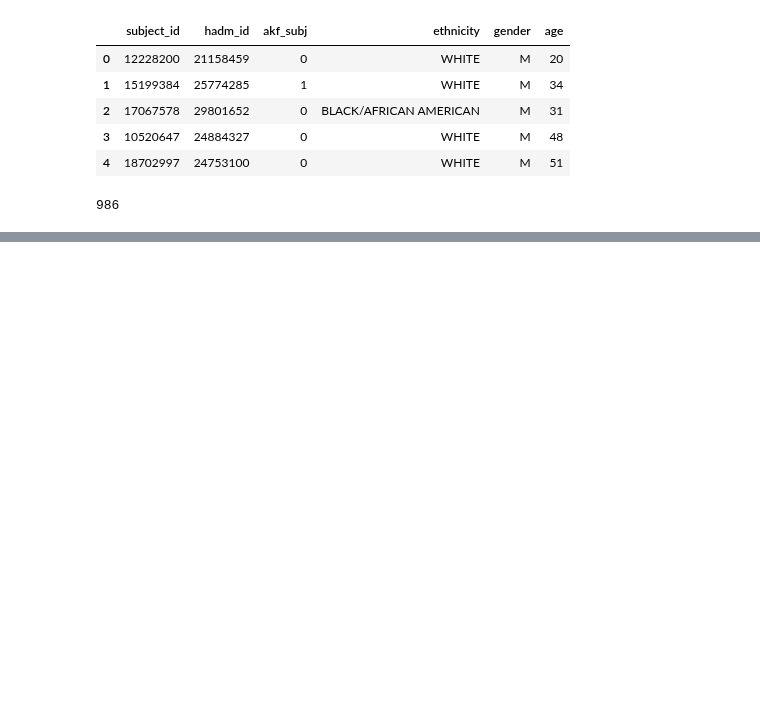
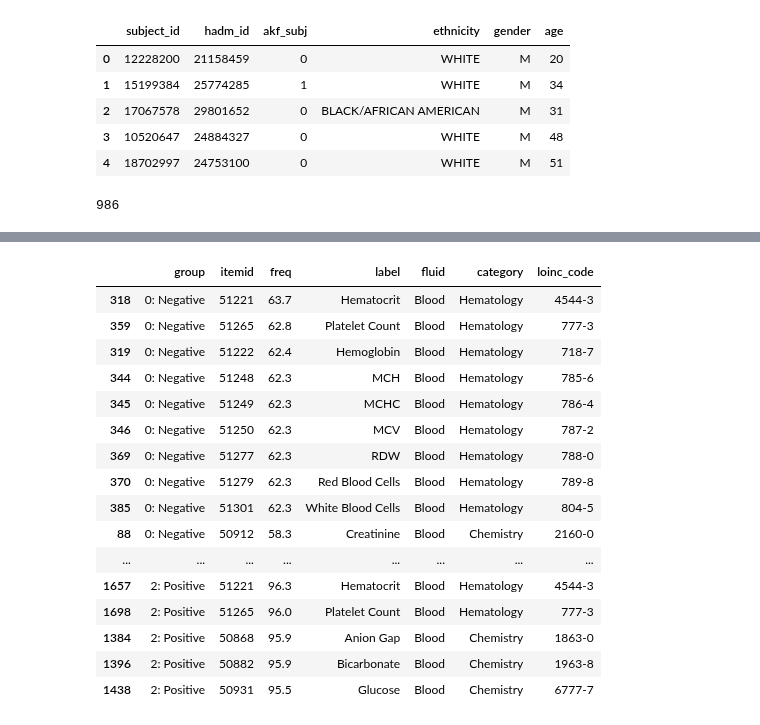
Before and after one commit to brandoncryu/disease_prediction, a Jupyter notebook: EDA_Stephen.ipynb, the cells around one changed output, grey strips where cells are left out. Saved outputs shown, nothing was run; the diff lists cells and outputs as text; code cells hidden in the pictures; blank space fills up the shorter version.

```diff
--- a/EDA_Stephen.ipynb
+++ b/EDA_Stephen.ipynb
@@ -408,0 +601,20 @@ akf_diag[akf_diag.icd_count > 10].sort_values('seq_mean', ascending=False).head(
+# %%
+top_labs.sort_values(['group', 'freq'], ascending=[True, False]).groupby('group').head(10)
+# %% [output]
+|  | group | itemid | freq | label | fluid | category | loinc_code |
+| 318 | 0: Negative | 51221 | 63.7 | Hematocrit | Blood | Hematology | 4544-3 |
+| 359 | 0: Negative | 51265 | 62.8 | Platelet Count | Blood | Hematology | 777-3 |
+| 319 | 0: Negative | 51222 | 62.4 | Hemoglobin | Blood | Hematology | 718-7 |
+| 344 | 0: Negative | 51248 | 62.3 | MCH | Blood | Hematology | 785-6 |
+| 345 | 0: Negative | 51249 | 62.3 | MCHC | Blood | Hematology | 786-4 |
+| 346 | 0: Negative | 51250 | 62.3 | MCV | Blood | Hematology | 787-2 |
+| 369 | 0: Negative | 51277 | 62.3 | RDW | Blood | Hematology | 788-0 |
+| 370 | 0: Negative | 51279 | 62.3 | Red Blood Cells | Blood | Hematology | 789-8 |
+| 385 | 0: Negative | 51301 | 62.3 | White Blood Cells | Blood | Hematology | 804-5 |
+| 88 | 0: Negative | 50912 | 58.3 | Creatinine | Blood | Chemistry | 2160-0 |
+| ... | ... | ... | ... | ... | ... | ... | ... |
+| 1657 | 2: Positive | 51221 | 96.3 | Hematocrit | Blood | Hematology | 4544-3 |
+| 1698 | 2: Positive | 51265 | 96.0 | Platelet Count | Blood | Hematology | 777-3 |
+| 1384 | 2: Positive | 50868 | 95.9 | Anion Gap | Blood | Chemistry | 1863-0 |
+| 1396 | 2: Positive | 50882 | 95.9 | Bicarbonate | Blood | Chemistry | 1963-8 |
+| 1438 | 2: Positive | 50931 | 95.5 | Glucose | Blood | Chemistry | 6777-7 |
```
Also changed, not shown: parts of 35 cells of this notebook, 1 other file.
